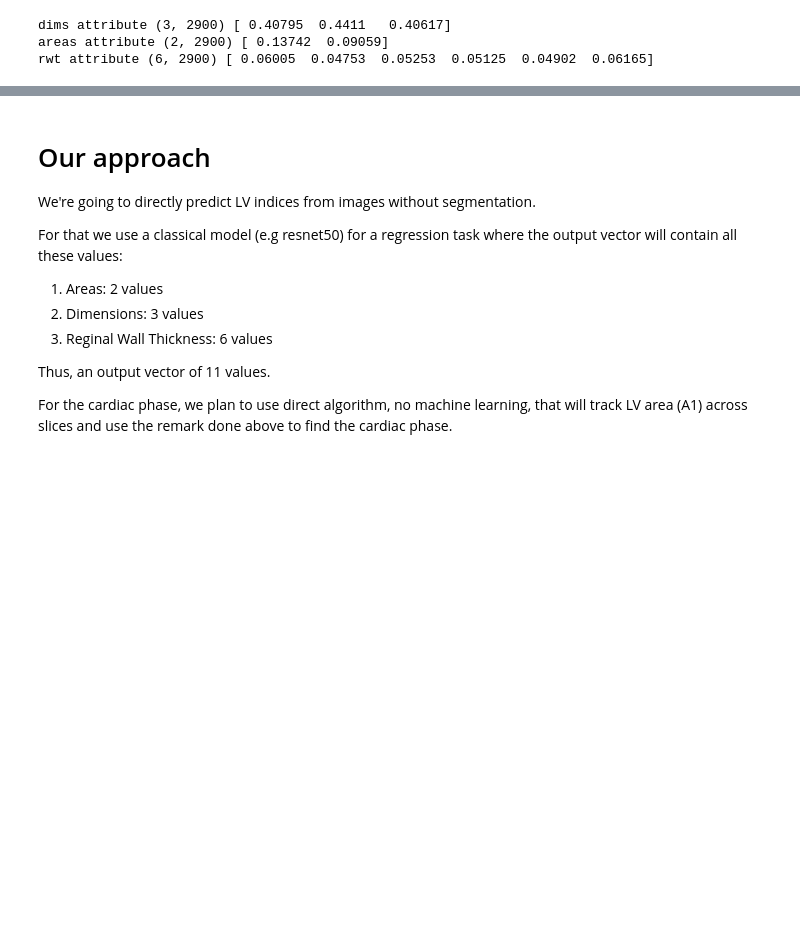
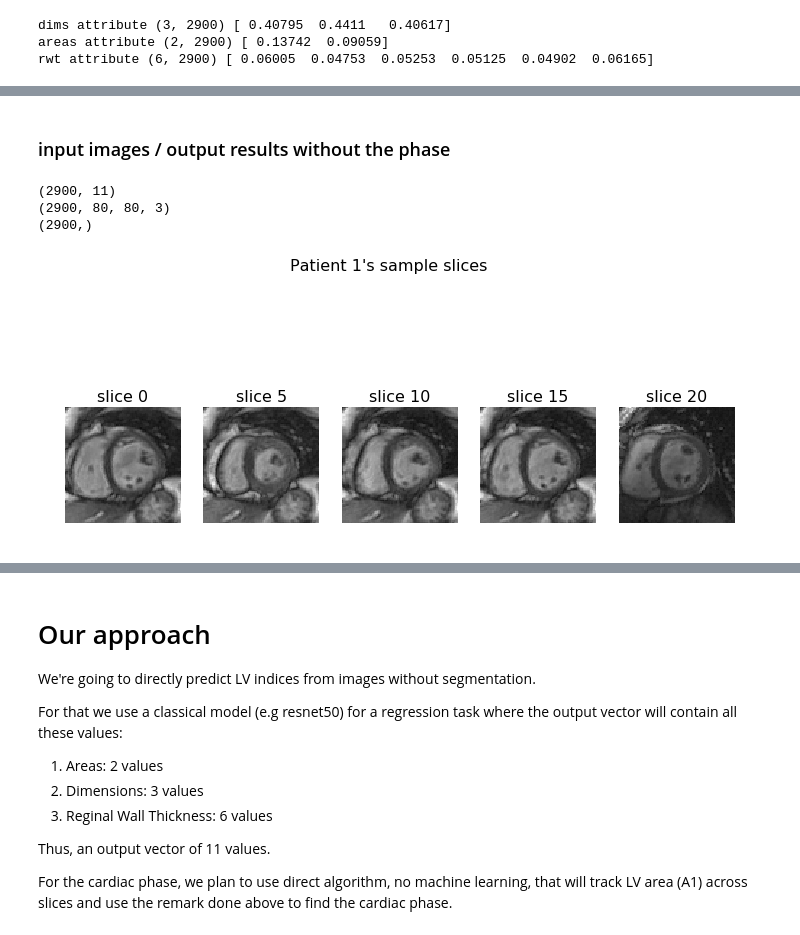
Before and after one commit to harrislin2018/LVQuan18, a Jupyter notebook: Main.ipynb, the cells around one changed output, grey strips where cells are left out. Drawn from its saved outputs; the diff is of its cells as text; code cells hidden in the pictures; blank space fills up the shorter version.

```diff
--- a/Main.ipynb
+++ b/Main.ipynb
@@ -153,0 +186,25 @@ rwt attribute (6, 2900) [ 0.06005  0.04753  0.05253  0.05125  0.04902  0.06165]
+# %% [markdown]
+### input images / output results without the phase
+# %%
+def make_3_channels(slices):
+    tmp_x = np.moveaxis(slices, -1, 0)
+    x = np.empty((2900, 80, 80, 3))
+    for i in range(x.shape[0]):
+        x[i] = np.stack((tmp_x[i],)*3, -1)
+    return x
+
+x = make_3_channels(data['images_LV'])
+y = np.concatenate((data['areas'],data['dims'], data['rwt'])).T
+lv_phase = np.moveaxis(data['lv_phase'], -1, 0).flatten()
+print(y.shape)
+print(x.shape)
+print(lv_phase.shape)
+# %% [output]
+(2900, 11)
+(2900, 80, 80, 3)
+(2900,)
+# %%
+slices = range(0, 21, 5)
+plots(x[slices], titles=['slice '+str(i) for i in slices], maintitle='Patient 1\'s sample slices')
+# %% [output]
+[figure, added]
```
Also changed, not shown: parts of 17 cells of this notebook.
